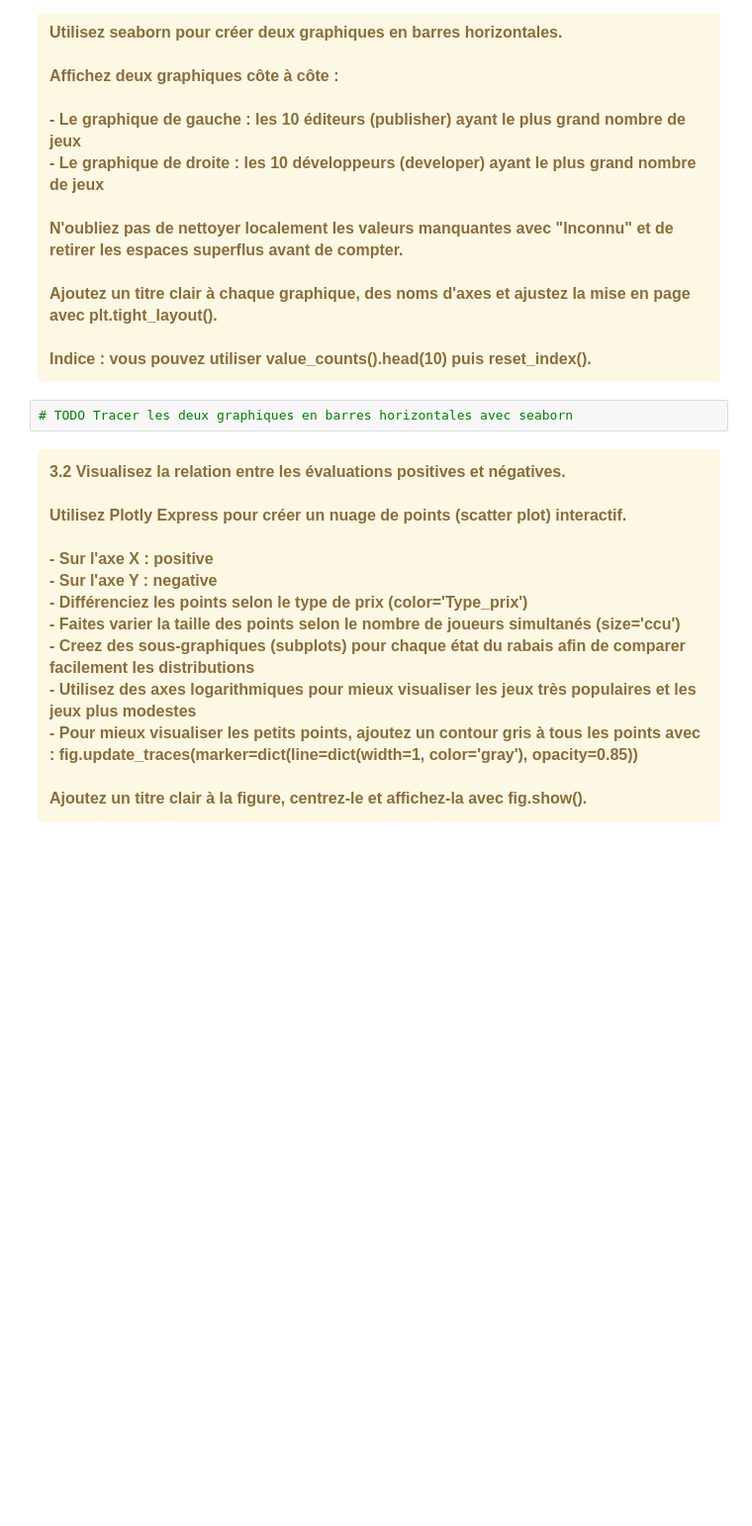
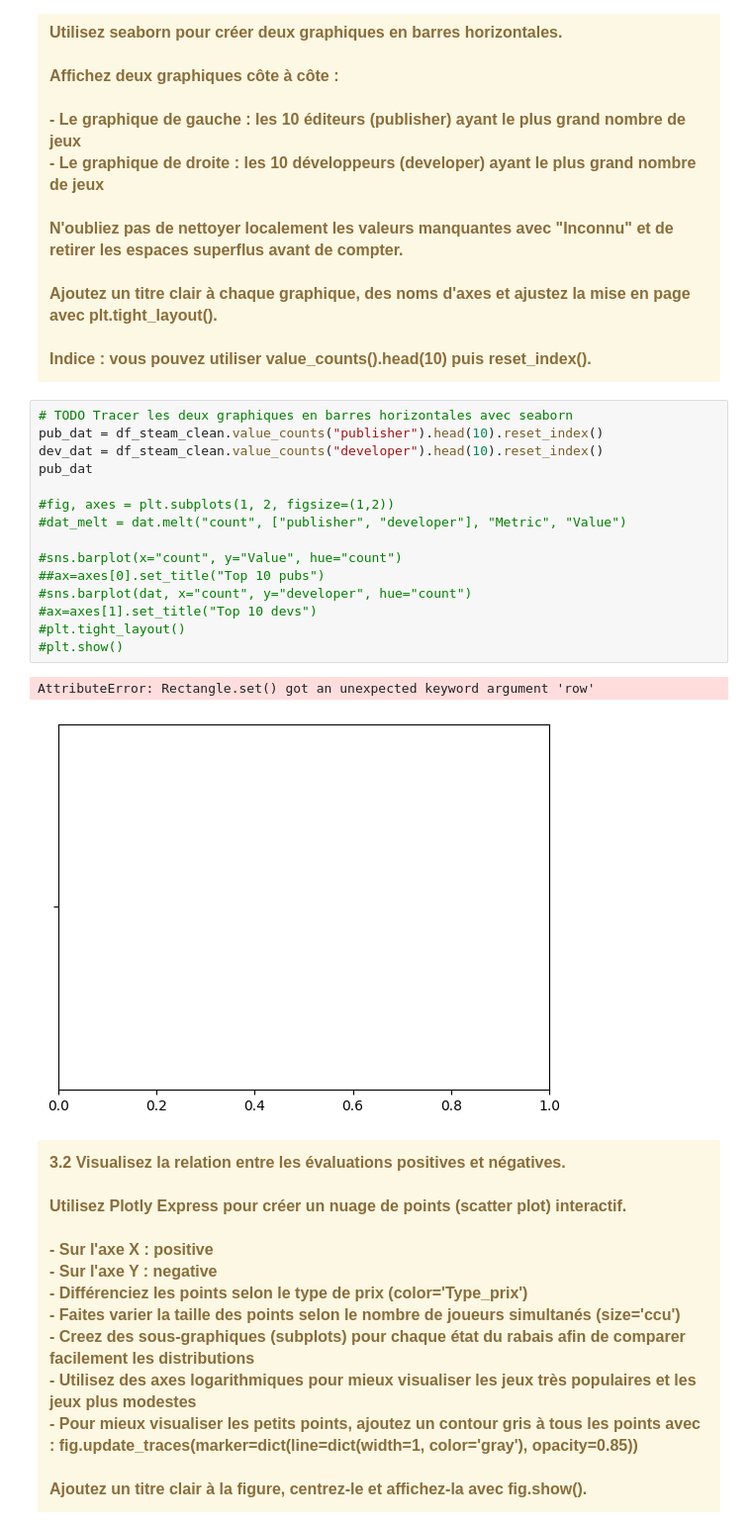
Before and after one commit to INF-1007/tp4-l03-07, a Jupyter notebook: TP4.ipynb, the cells around one changed output. Shown at 99% size. Drawn from its saved outputs; the diff is of its cells as text; blank space fills up the shorter version.

```diff
--- a/TP4.ipynb
+++ b/TP4.ipynb
@@ -416,8 +413,24 @@ Ajoutez un titre clair à chaque graphique, des noms d'axes et ajustez la mise e
 Indice : vous pouvez utiliser value_counts().head(10) puis reset_index().
 </b>
 </div>
-# %%
-# TODO Tracer les deux graphiques en barres horizontales avec seaborn
+# %%
+# TODO Tracer les deux graphiques en barres horizontales avec seaborn
+pub_dat = df_steam_clean.value_counts("publisher").head(10).reset_index()
+dev_dat = df_steam_clean.value_counts("developer").head(10).reset_index()
+pub_dat
+
+#fig, axes = plt.subplots(1, 2, figsize=(1,2))
+#dat_melt = dat.melt("count", ["publisher", "developer"], "Metric", "Value")
+
+#sns.barplot(x="count", y="Value", hue="count")
+##ax=axes[0].set_title("Top 10 pubs")
+#sns.barplot(dat, x="count", y="developer", hue="count")
+#ax=axes[1].set_title("Top 10 devs")
+#plt.tight_layout()
+#plt.show()
+# %% [output]
+AttributeError: Rectangle.set() got an unexpected keyword argument 'row'
+[figure, added]
 # %% [markdown]
 <div class="alert alert-warning" style="font-size:16px;">
 <b>
```
Also changed, not shown: parts of 7 cells of this notebook.
